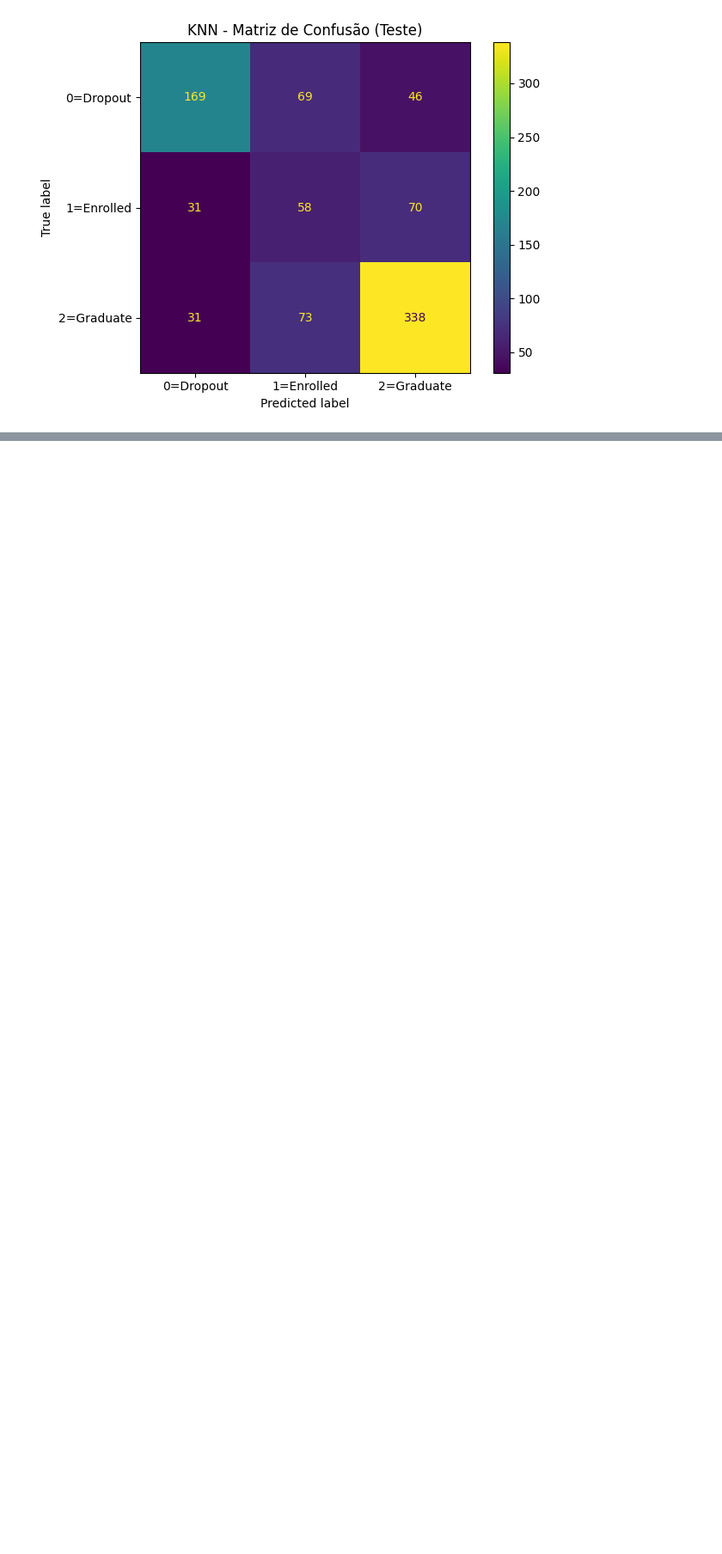
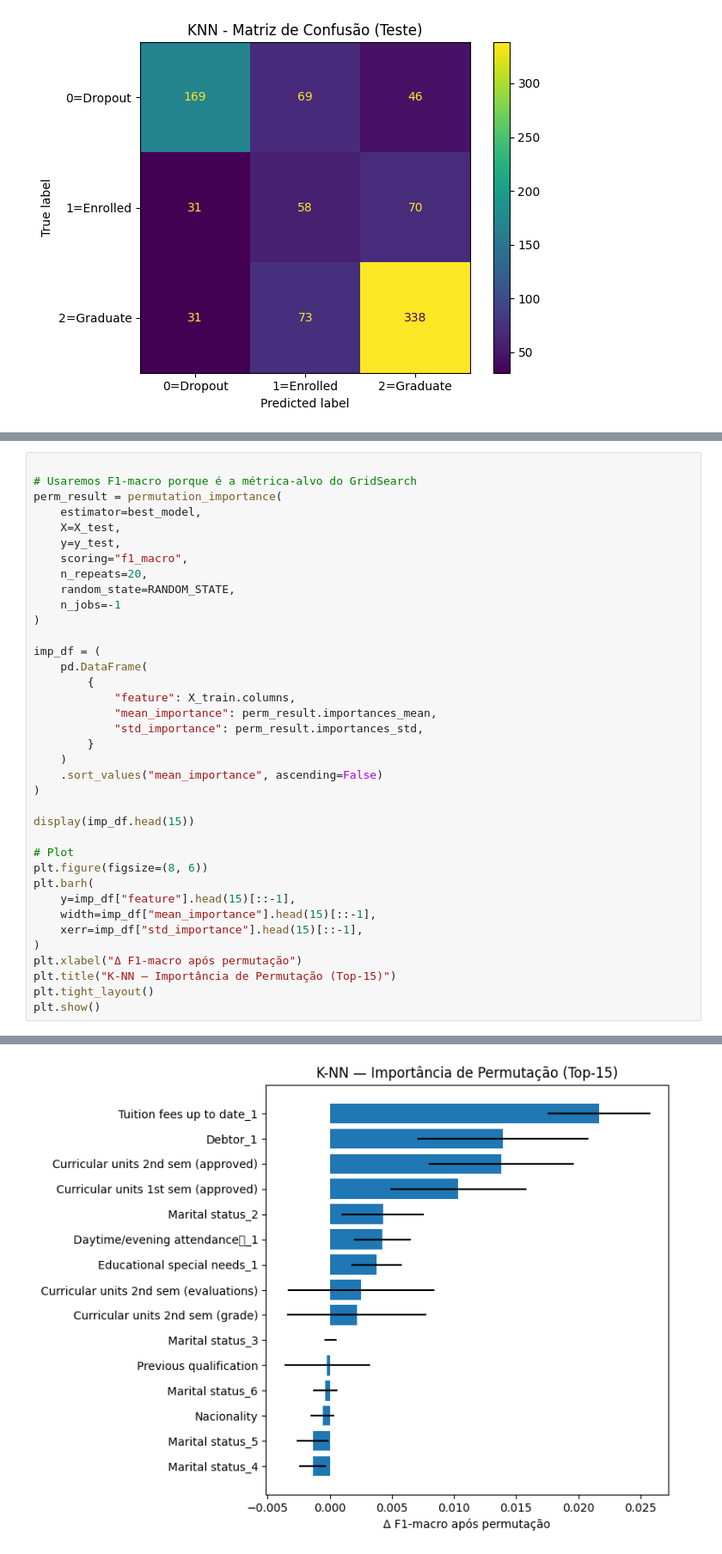
Before and after one commit to samara-de-souza/T1-MachineLearning, a Jupyter notebook: KNN/knn.ipynb, the cells around one changed output, grey strips where cells are left out. Shown: that part at 86% size. Drawn from its saved outputs; the diff is of its cells as text; blank space fills up the shorter version.

```diff
--- a/KNN/knn.ipynb
+++ b/KNN/knn.ipynb
@@ -176,0 +137,38 @@ plt.show()
+# %%
+
+# Usaremos F1-macro porque é a métrica-alvo do GridSearch
+perm_result = permutation_importance(
+    estimator=best_model,
+    X=X_test,
+    y=y_test,
+    scoring="f1_macro",
+    n_repeats=20,
+    random_state=RANDOM_STATE,
+    n_jobs=-1
+)
+
+imp_df = (
+    pd.DataFrame(
+        {
+            "feature": X_train.columns,
+            "mean_importance": perm_result.importances_mean,
+            "std_importance": perm_result.importances_std,
+        }
+    )
+    .sort_values("mean_importance", ascending=False)
+)
+
+display(imp_df.head(15))
+
+# Plot
+plt.figure(figsize=(8, 6))
+plt.barh(
+    y=imp_df["feature"].head(15)[::-1],
+    width=imp_df["mean_importance"].head(15)[::-1],
+    xerr=imp_df["std_importance"].head(15)[::-1],
+)
+plt.xlabel("Δ F1-macro após permutação")
+plt.title("K-NN — Importância de Permutação (Top-15)")
+plt.tight_layout()
+plt.show()
+# %% [output]
@@ -176,0 +191 @@ plt.show()
+[figure, added]
```
Also changed, not shown: parts of 12 cells of this notebook, 6 other files.
